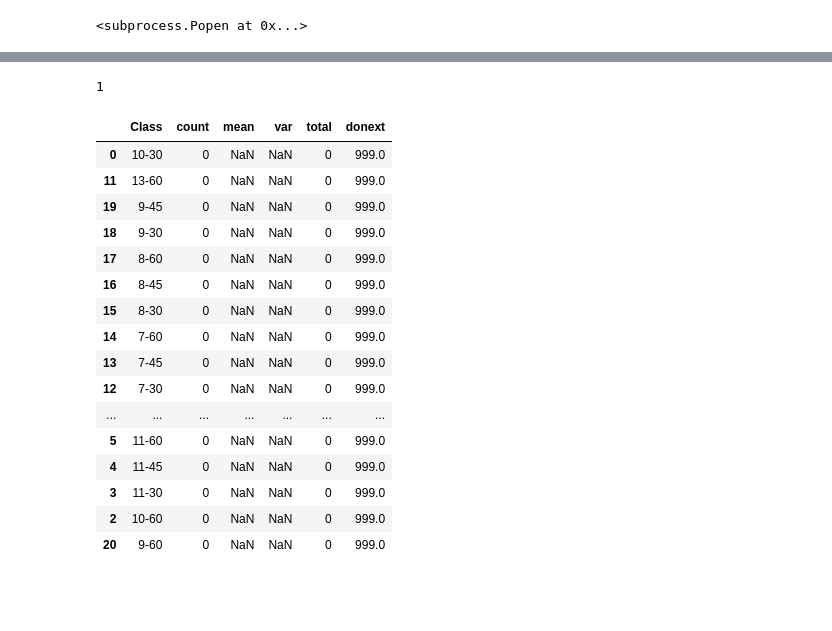
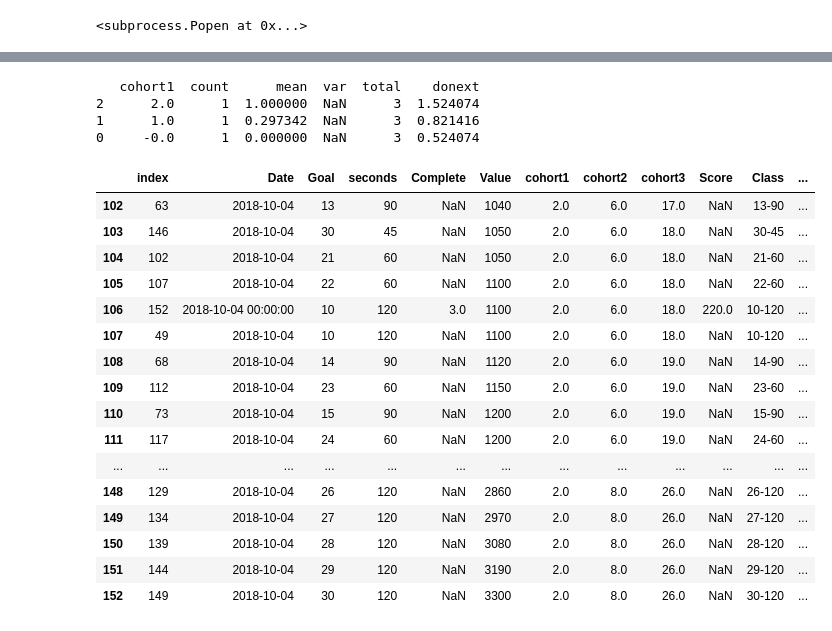
Before and after one commit to Darkmoth/banditos, a Jupyter notebook: BikeRideGoals.ipynb, the cells around one changed output, grey strips where cells are left out. Cells and saved outputs as stored; diff of their text form; code cells hidden in the pictures; blank space fills up the shorter version.

```diff
--- a/BikeRideGoals.ipynb
+++ b/BikeRideGoals.ipynb
@@ -5,6 +5,29 @@ import subprocess
 from datetime import date
 import calendar
 import bandit.main as bd
+# %%
+def set_cohorts(df, score_col):
+    cohort_size = 3
+    cohort_size_2 = cohort_size**2
+    cohort_size_3 = cohort_size**3
+
+    # sort by score
+    df = df.sort_values (score_col)
+    df = df.reset_index ()
+
+    if len (df) > cohort_size:
+        grp_size = len (df) / cohort_size
+        df['cohort1'] = df.index // grp_size
+
+    if len (df) > cohort_size_2:
+        grp_size = len (df) / cohort_size_2
+        df['cohort2'] = df.index // grp_size
+
+    if len (df) > cohort_size_3:
+        grp_size = len (df) / cohort_size_3
+        df['cohort3'] = df.index // grp_size
+
+    return df
 # %%
 def df_bandit_class(df, classname):
     dfgb = df.groupby([classname])
@@ -72,5 +76,0 @@ df_class
-# %%
-nextClass = df_class.iloc[0,0]
-nextClass
-# %% [output]
-1
@@ -82,20 +77,25 @@ else:
-# %%
-df_bandit_diff(df_filtered)
-# %% [output]
-|  | Class | count | mean | var | total | donext |
-| 0 | 10-30 | 0 | NaN | NaN | 0 | 999.0 |
-| 11 | 13-60 | 0 | NaN | NaN | 0 | 999.0 |
-| 19 | 9-45 | 0 | NaN | NaN | 0 | 999.0 |
-| 18 | 9-30 | 0 | NaN | NaN | 0 | 999.0 |
-| 17 | 8-60 | 0 | NaN | NaN | 0 | 999.0 |
-| 16 | 8-45 | 0 | NaN | NaN | 0 | 999.0 |
-| 15 | 8-30 | 0 | NaN | NaN | 0 | 999.0 |
-| 14 | 7-60 | 0 | NaN | NaN | 0 | 999.0 |
-| 13 | 7-45 | 0 | NaN | NaN | 0 | 999.0 |
-| 12 | 7-30 | 0 | NaN | NaN | 0 | 999.0 |
-| ... | ... | ... | ... | ... | ... | ... |
-| 5 | 11-60 | 0 | NaN | NaN | 0 | 999.0 |
-| 4 | 11-45 | 0 | NaN | NaN | 0 | 999.0 |
-| 3 | 11-30 | 0 | NaN | NaN | 0 | 999.0 |
-| 2 | 10-60 | 0 | NaN | NaN | 0 | 999.0 |
-| 20 | 9-60 | 0 | NaN | NaN | 0 | 999.0 |
+# %%
+df_step1 = df_search(df,'cohort1')
+df_step1
+# %% [output]
+   cohort1  count      mean  var  total    donext
+2      2.0      1  1.000000  NaN      3  1.524074
+1      1.0      1  0.297342  NaN      3  0.821416
+0     -0.0      1  0.000000  NaN      3  0.524074
+|  | index | Date | Goal | seconds | Complete | Value | cohort1 | cohort2 | cohort3 | Score | Class | ... |
+| 102 | 63 | 2018-10-04 | 13 | 90 | NaN | 1040 | 2.0 | 6.0 | 17.0 | NaN | 13-90 | ... |
+| 103 | 146 | 2018-10-04 | 30 | 45 | NaN | 1050 | 2.0 | 6.0 | 18.0 | NaN | 30-45 | ... |
+| 104 | 102 | 2018-10-04 | 21 | 60 | NaN | 1050 | 2.0 | 6.0 | 18.0 | NaN | 21-60 | ... |
+| 105 | 107 | 2018-10-04 | 22 | 60 | NaN | 1100 | 2.0 | 6.0 | 18.0 | NaN | 22-60 | ... |
+| 106 | 152 | 2018-10-04 00:00:00 | 10 | 120 | 3.0 | 1100 | 2.0 | 6.0 | 18.0 | 220.0 | 10-120 | ... |
+| 107 | 49 | 2018-10-04 | 10 | 120 | NaN | 1100 | 2.0 | 6.0 | 18.0 | NaN | 10-120 | ... |
+| 108 | 68 | 2018-10-04 | 14 | 90 | NaN | 1120 | 2.0 | 6.0 | 19.0 | NaN | 14-90 | ... |
+| 109 | 112 | 2018-10-04 | 23 | 60 | NaN | 1150 | 2.0 | 6.0 | 19.0 | NaN | 23-60 | ... |
+| 110 | 73 | 2018-10-04 | 15 | 90 | NaN | 1200 | 2.0 | 6.0 | 19.0 | NaN | 15-90 | ... |
+| 111 | 117 | 2018-10-04 | 24 | 60 | NaN | 1200 | 2.0 | 6.0 | 19.0 | NaN | 24-60 | ... |
+| ... | ... | ... | ... | ... | ... | ... | ... | ... | ... | ... | ... | ... |
+| 148 | 129 | 2018-10-04 | 26 | 120 | NaN | 2860 | 2.0 | 8.0 | 26.0 | NaN | 26-120 | ... |
+| 149 | 134 | 2018-10-04 | 27 | 120 | NaN | 2970 | 2.0 | 8.0 | 26.0 | NaN | 27-120 | ... |
+| 150 | 139 | 2018-10-04 | 28 | 120 | NaN | 3080 | 2.0 | 8.0 | 26.0 | NaN | 28-120 | ... |
+| 151 | 144 | 2018-10-04 | 29 | 120 | NaN | 3190 | 2.0 | 8.0 | 26.0 | NaN | 29-120 | ... |
+| 152 | 149 | 2018-10-04 | 30 | 120 | NaN | 3300 | 2.0 | 8.0 | 26.0 | NaN | 30-120 | ... |
```
Also changed, not shown: parts of 11 cells of this notebook, 6 other files.
